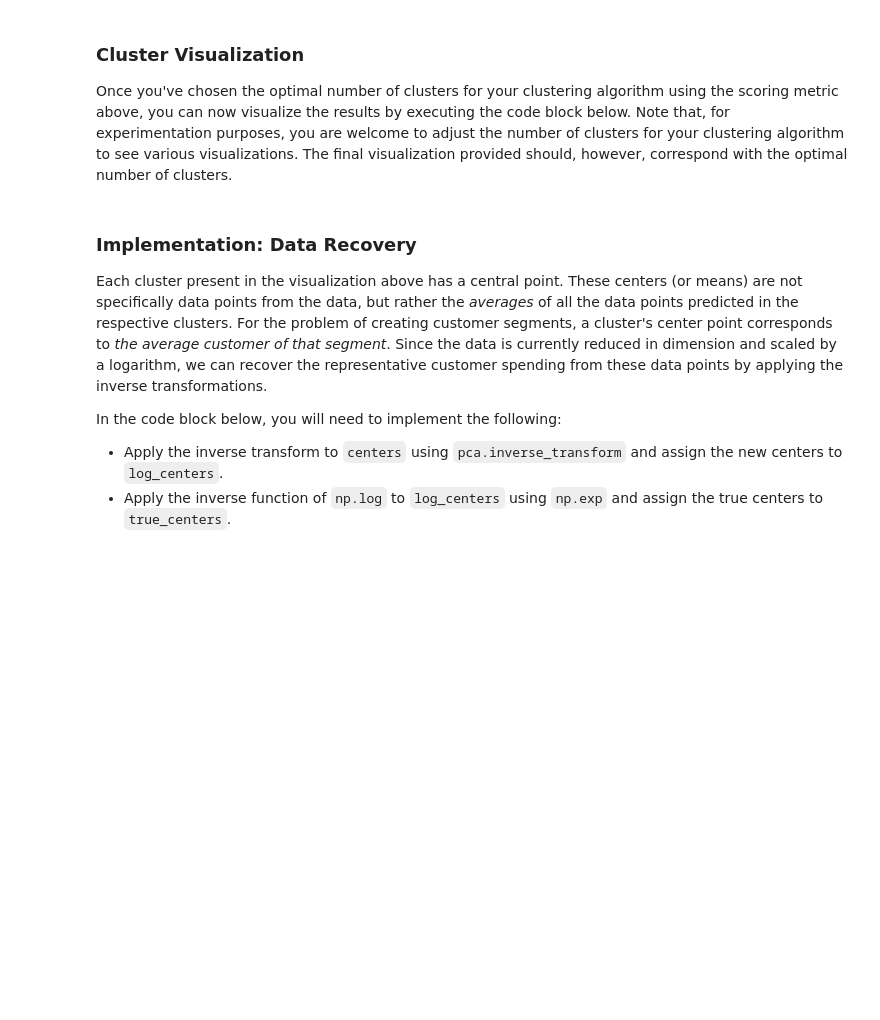
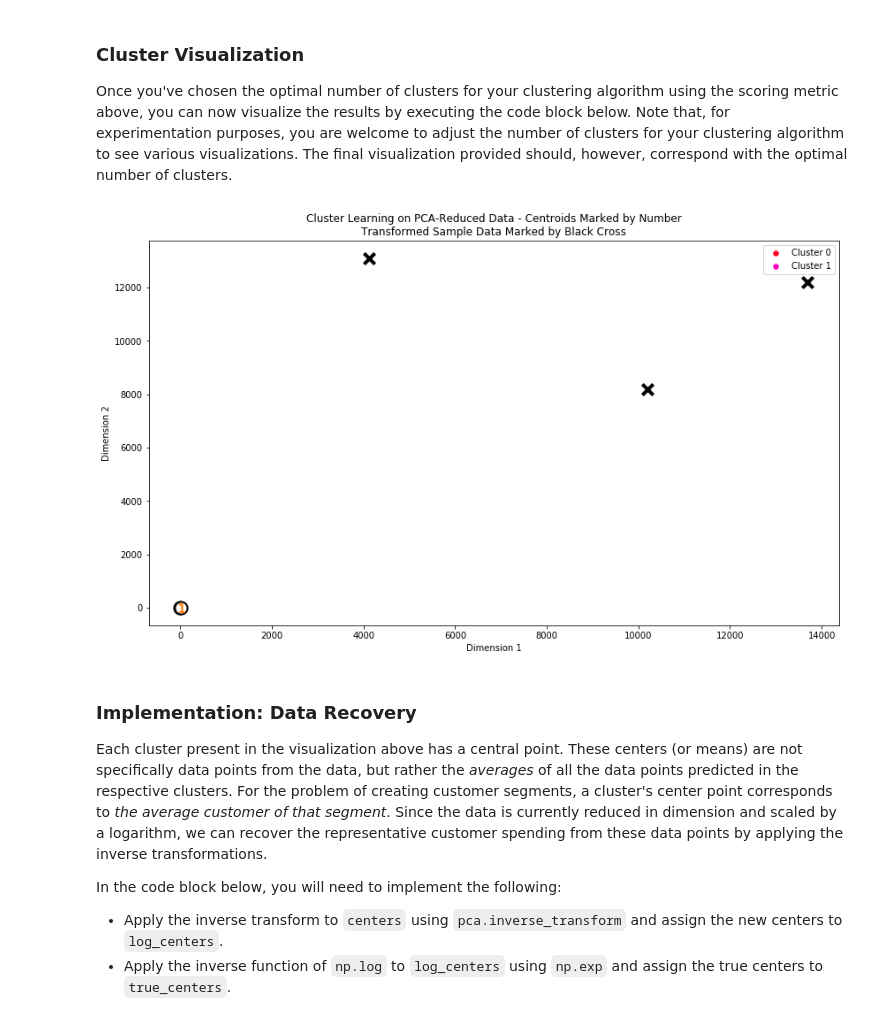
Before and after one commit to Youssef-Darwish/ML-Nanodegree-projects, a Jupyter notebook: Projects/customer_segments/customer_segments.ipynb, the cells around one changed output. Saved outputs shown, nothing was run; the diff lists cells and outputs as text; code cells hidden in the pictures; blank space fills up the shorter version.

```diff
--- a/Projects/customer_segments/customer_segments.ipynb
+++ b/Projects/customer_segments/customer_segments.ipynb
@@ -335,16 +481,33 @@ In the code block below, you will need to implement the following:
    - Assign the silhouette score to `score` and print the result.
 # %%
 # TODO: Apply your clustering algorithm of choice to the reduced data
-clusterer = None
+from sklearn.mixture import GaussianMixture
+from sklearn.metrics import silhouette_score
 
-# TODO: Predict the cluster for each data point
-preds = None
 
-# TODO: Find the cluster centers
-centers = None
+def produce_clusters(k):
+    global clusterer,preds,centers,sample_preds
 
-# TODO: Predict the cluster for each transformed sample data point
-sample_preds = None
+    clusterer = GaussianMixture(n_components=k,random_state=0)
+    clusterer.fit(reduced_data)
+    # TODO: Predict the cluster for each data point
+    preds = clusterer.predict(reduced_data)
 
-# TODO: Calculate the mean silhouette coefficient for the number of clusters chosen
-score = None
+    # TODO: Find the cluster centers
+    centers = clusterer.means_
+
+    # TODO: Predict the cluster for each transformed sample data point
+    sample_preds = clusterer.predict(pca_samples)
+
+    # TODO: Calculate the mean silhouette coefficient for the number of clusters chosen
+    score = silhouette_score(reduced_data,preds)
+    return score
+
+
+results = pd.DataFrame(columns=['Silhouette Score'])
+results.columns.name = 'Number of Clusters'
+for k in range(2,16):
+    score = produce_clusters(k)
+    results = results.append(pd.DataFrame([score],columns=['Silhouette Score'],index=[k]))
+
+display(results)
@@ -360,7 +543,11 @@ score = None
 Once you've chosen the optimal number of clusters for your clustering algorithm using the scoring metric above, you can now visualize the results by executing the code block below. Note that, for experimentation purposes, you are welcome to adjust the number of clusters for your clustering algorithm to see various visualizations. The final visualization provided should, however, correspond with the optimal number of clusters.
 # %%
 # Display the results of the clustering from implementation
+produce_clusters(2)
+
 vs.cluster_results(reduced_data, preds, centers, pca_samples)
+# %% [output]
+[figure, added]
 # %% [markdown]
 ### Implementation: Data Recovery
 Each cluster present in the visualization above has a central point. These centers (or means) are not specifically data points from the data, but rather the *averages* of all the data points predicted in the respective clusters. For the problem of creating customer segments, a cluster's center point corresponds to *the average customer of that segment*. Since the data is currently reduced in dimension and scaled by a logarithm, we can recover the representative customer spending from these data points by applying the inverse transformations.
```
Also changed, not shown: parts of 22 cells of this notebook.
